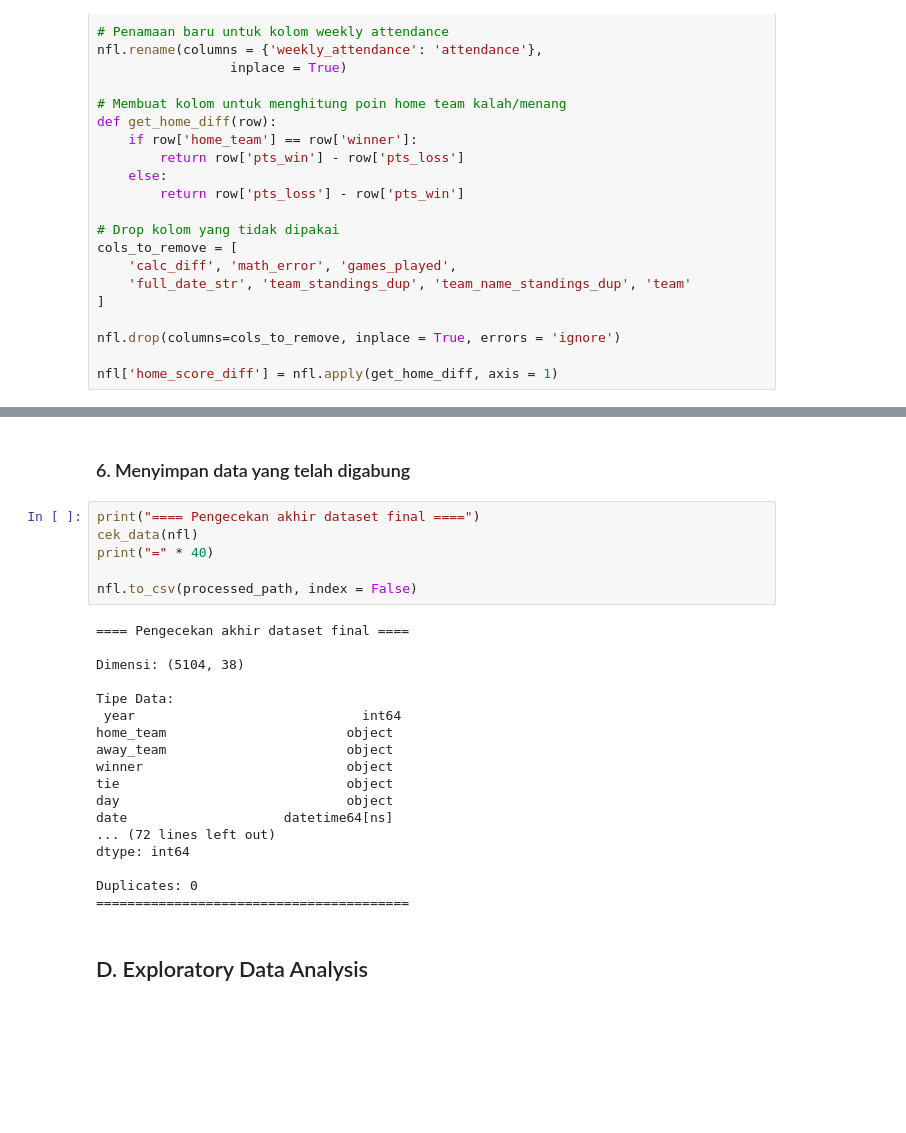
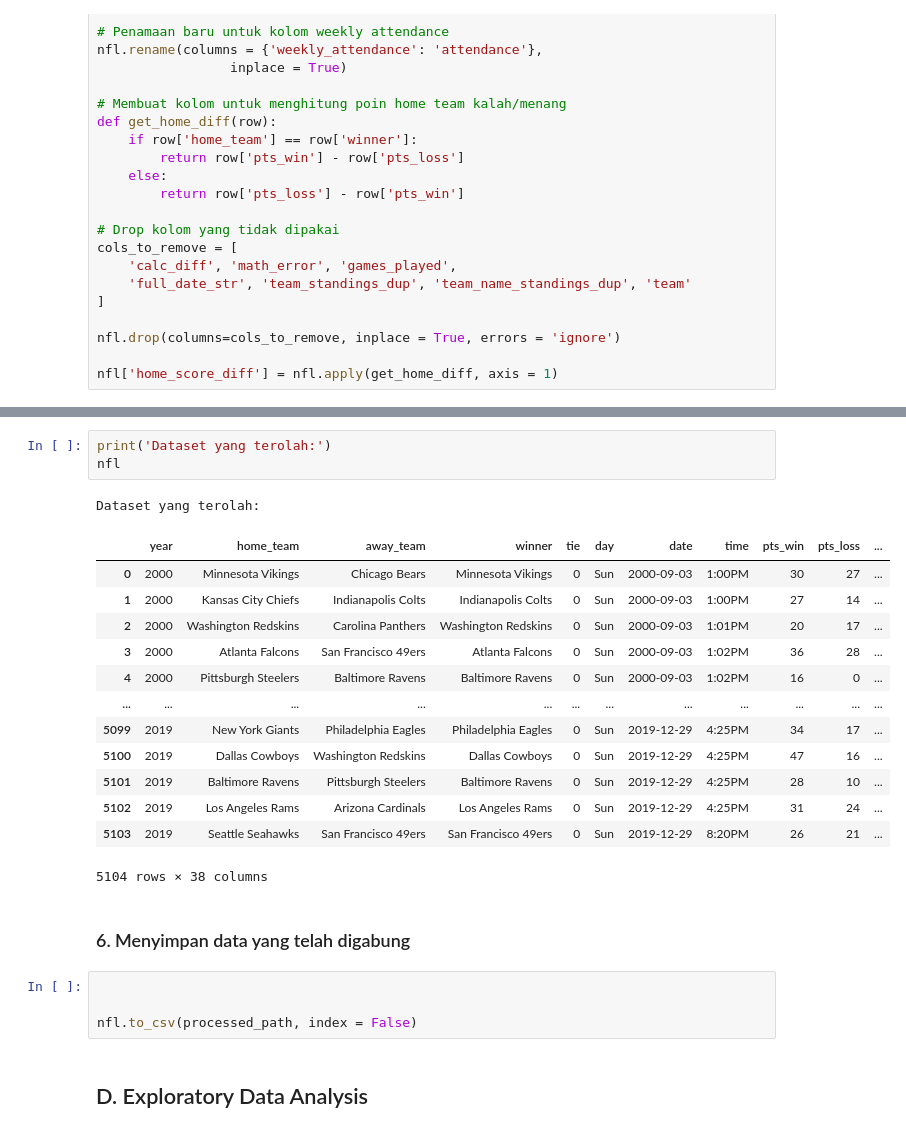
Before and after one commit to gacoanphilia/final-project, a Jupyter notebook: notebooks/final-project.ipynb, the cells around one changed output, grey strips where cells are left out. Saved outputs shown, nothing was run; the diff lists cells and outputs as text; blank space fills up the shorter version.

```diff
--- a/notebooks/final-project.ipynb
+++ b/notebooks/final-project.ipynb
@@ -386,29 +408,27 @@ nfl['home_score_diff'] = nfl.apply(get_home_diff, axis = 1)
+# %%
+print('Dataset yang terolah:')
+nfl
+# %% [output]
+Dataset yang terolah:
+|  | year | home_team | away_team | winner | tie | day | date | time | pts_win | pts_loss | ... |
+| 0 | 2000 | Minnesota Vikings | Chicago Bears | Minnesota Vikings | 0 | Sun | 2000-09-03 | 1:00PM | 30 | 27 | ... |
+| 1 | 2000 | Kansas City Chiefs | Indianapolis Colts | Indianapolis Colts | 0 | Sun | 2000-09-03 | 1:00PM | 27 | 14 | ... |
+| 2 | 2000 | Washington Redskins | Carolina Panthers | Washington Redskins | 0 | Sun | 2000-09-03 | 1:01PM | 20 | 17 | ... |
+| 3 | 2000 | Atlanta Falcons | San Francisco 49ers | Atlanta Falcons | 0 | Sun | 2000-09-03 | 1:02PM | 36 | 28 | ... |
+| 4 | 2000 | Pittsburgh Steelers | Baltimore Ravens | Baltimore Ravens | 0 | Sun | 2000-09-03 | 1:02PM | 16 | 0 | ... |
+| ... | ... | ... | ... | ... | ... | ... | ... | ... | ... | ... | ... |
+| 5099 | 2019 | New York Giants | Philadelphia Eagles | Philadelphia Eagles | 0 | Sun | 2019-12-29 | 4:25PM | 34 | 17 | ... |
+| 5100 | 2019 | Dallas Cowboys | Washington Redskins | Dallas Cowboys | 0 | Sun | 2019-12-29 | 4:25PM | 47 | 16 | ... |
+| 5101 | 2019 | Baltimore Ravens | Pittsburgh Steelers | Baltimore Ravens | 0 | Sun | 2019-12-29 | 4:25PM | 28 | 10 | ... |
+| 5102 | 2019 | Los Angeles Rams | Arizona Cardinals | Los Angeles Rams | 0 | Sun | 2019-12-29 | 4:25PM | 31 | 24 | ... |
+| 5103 | 2019 | Seattle Seahawks | San Francisco 49ers | San Francisco 49ers | 0 | Sun | 2019-12-29 | 8:20PM | 26 | 21 | ... |
+5104 rows × 38 columns
 # %% [markdown]
 ### 6. Menyimpan data yang telah digabung
 # %%
-print("==== Pengecekan akhir dataset final ====")
-cek_data(nfl)
-print("=" * 40)
+
 
 nfl.to_csv(processed_path, index = False)
-# %% [output]
-==== Pengecekan akhir dataset final ====
-
-Dimensi: (5104, 38)
-
-Tipe Data:
- year                             int64
-home_team                       object
-away_team                       object
-winner                          object
-tie                             object
-day                             object
-date                    datetime64[ns]
-... (72 lines left out)
-dtype: int64
-
-Duplicates: 0
-========================================
 # %% [markdown]
 ## D. Exploratory Data Analysis
 # %%
```
Also changed, not shown: parts of 1 cell of this notebook, 2 other files.
